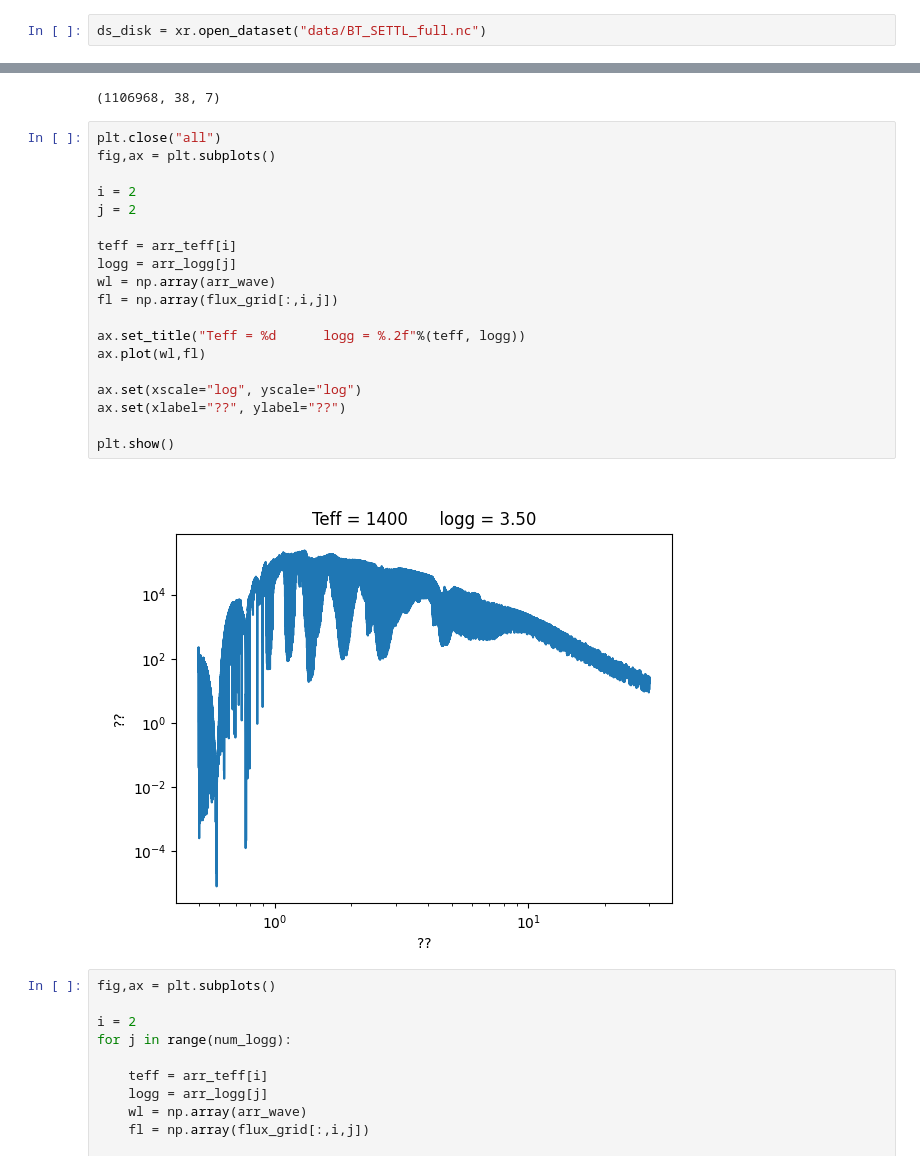
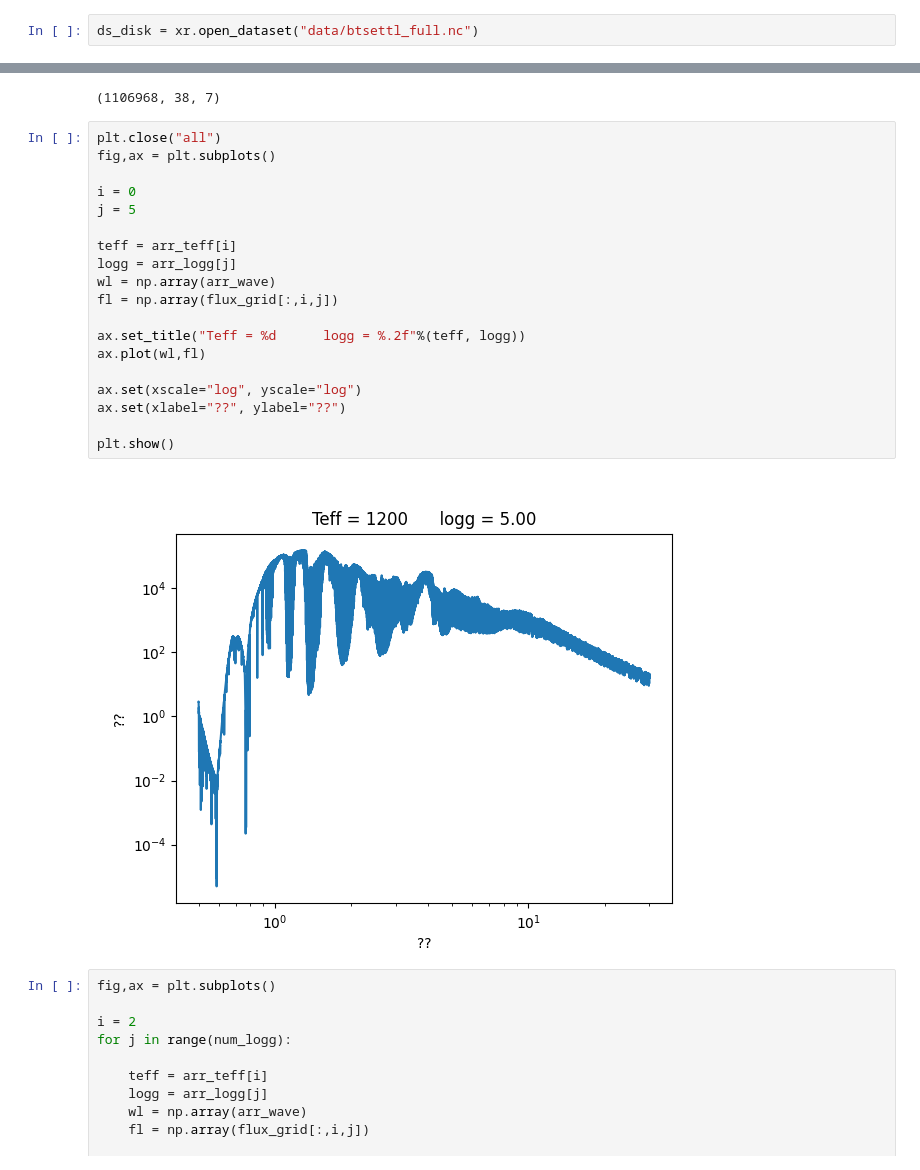
Before and after one commit to nichollsh/MITHRA, a Jupyter notebook: read_btsettl.ipynb, the cells around one changed output, grey strips where cells are left out. Cells and saved outputs as stored; diff of their text form.

```diff
--- a/read_btsettl.ipynb
+++ b/read_btsettl.ipynb
@@ -5,7 +5,7 @@ import numpy as np
 # %%
 %matplotlib widget
 # %%
-ds_disk = xr.open_dataset("data/BT_SETTL_full.nc")
+ds_disk = xr.open_dataset("data/btsettl_full.nc")
 # %%
 ds_disk
 # %% [output]
@@ -47,24 +47,24 @@ np.shape(flux_grid)
 # %%
 plt.close("all")
 fig,ax = plt.subplots()
 
-i = 2
-j = 2
+i = 0
+j = 5
 
 teff = arr_teff[i]
 logg = arr_logg[j]
 wl = np.array(arr_wave)
 fl = np.array(flux_grid[:,i,j])
 
 ax.set_title("Teff = %d      logg = %.2f"%(teff, logg))
 ax.plot(wl,fl)
 
 ax.set(xscale="log", yscale="log")
 ax.set(xlabel="??", ylabel="??")
 
 plt.show()
 # %% [output]
-[figure, old version]
+[figure, new version]
 # %%
 fig,ax = plt.subplots()
 
```
Also changed, not shown: 2 other files.
